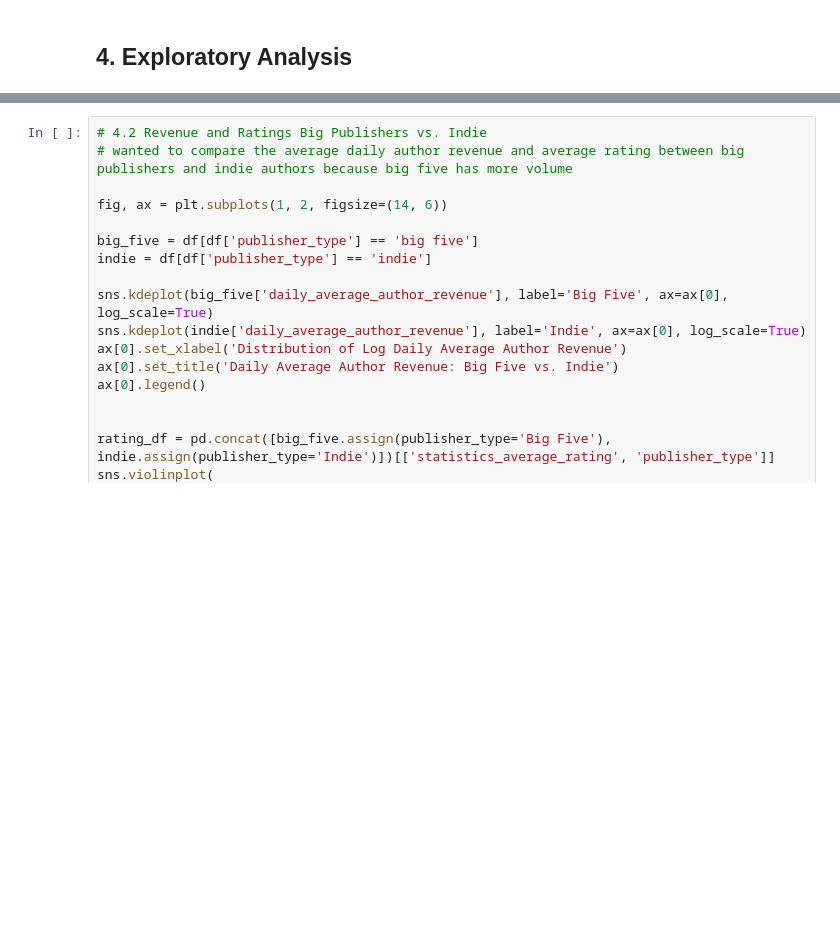
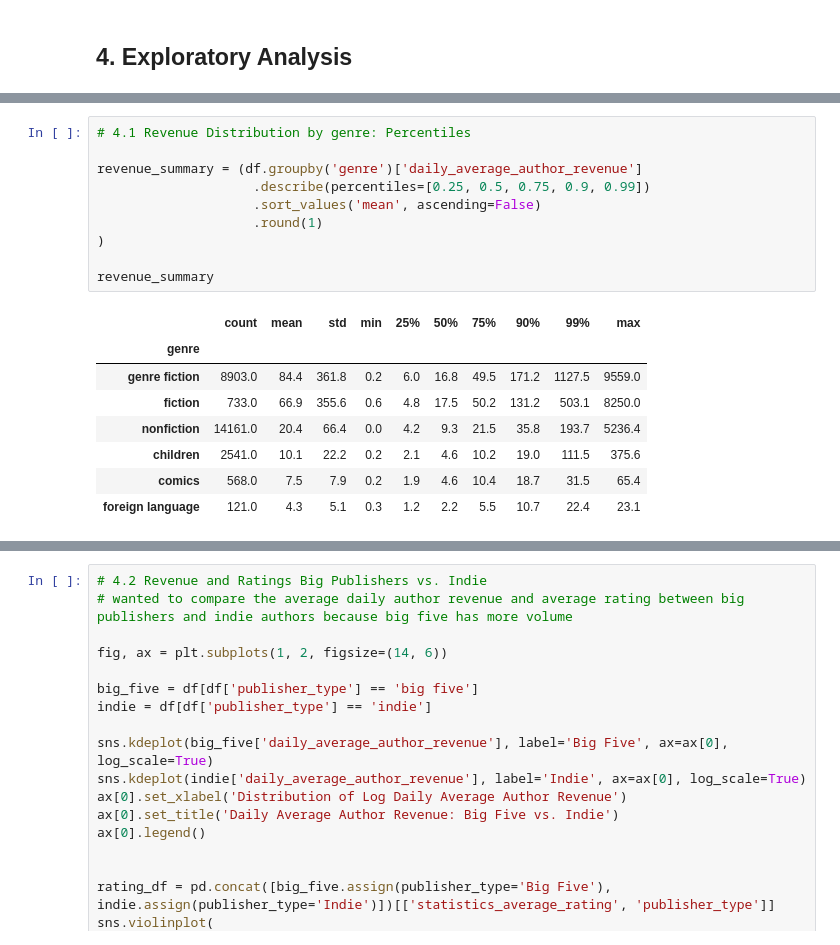
Before and after one commit to Horde92617/amazon-ebook-analysis, a Jupyter notebook: notebooks/analysis.ipynb, the cells around one changed output, grey strips where cells are left out. Saved outputs shown, nothing was run; the diff lists cells and outputs as text; blank space fills up the shorter version.

```diff
--- a/notebooks/analysis.ipynb
+++ b/notebooks/analysis.ipynb
@@ -95 +123,20 @@ plt.show()
+# %%
+# 4.1 Revenue Distribution by genre: Percentiles
+
+revenue_summary = (df.groupby('genre')['daily_average_author_revenue']
+                    .describe(percentiles=[0.25, 0.5, 0.75, 0.9, 0.99])
+                    .sort_values('mean', ascending=False)
+                    .round(1)
+)
+
+revenue_summary
+# %% [output]
+|  | count | mean | std | min | 25% | 50% | 75% | 90% | 99% | max |
+| genre |  |  |  |  |  |  |  |  |  |  |
+| genre fiction | 8903.0 | 84.4 | 361.8 | 0.2 | 6.0 | 16.8 | 49.5 | 171.2 | 1127.5 | 9559.0 |
+| fiction | 733.0 | 66.9 | 355.6 | 0.6 | 4.8 | 17.5 | 50.2 | 131.2 | 503.1 | 8250.0 |
+| nonfiction | 14161.0 | 20.4 | 66.4 | 0.0 | 4.2 | 9.3 | 21.5 | 35.8 | 193.7 | 5236.4 |
+| children | 2541.0 | 10.1 | 22.2 | 0.2 | 2.1 | 4.6 | 10.2 | 19.0 | 111.5 | 375.6 |
+| comics | 568.0 | 7.5 | 7.9 | 0.2 | 1.9 | 4.6 | 10.4 | 18.7 | 31.5 | 65.4 |
+| foreign language | 121.0 | 4.3 | 5.1 | 0.3 | 1.2 | 2.2 | 5.5 | 10.7 | 22.4 | 23.1 |
 # %% [markdown]
```
Also changed, not shown: parts of 4 cells of this notebook, 2 other files.
